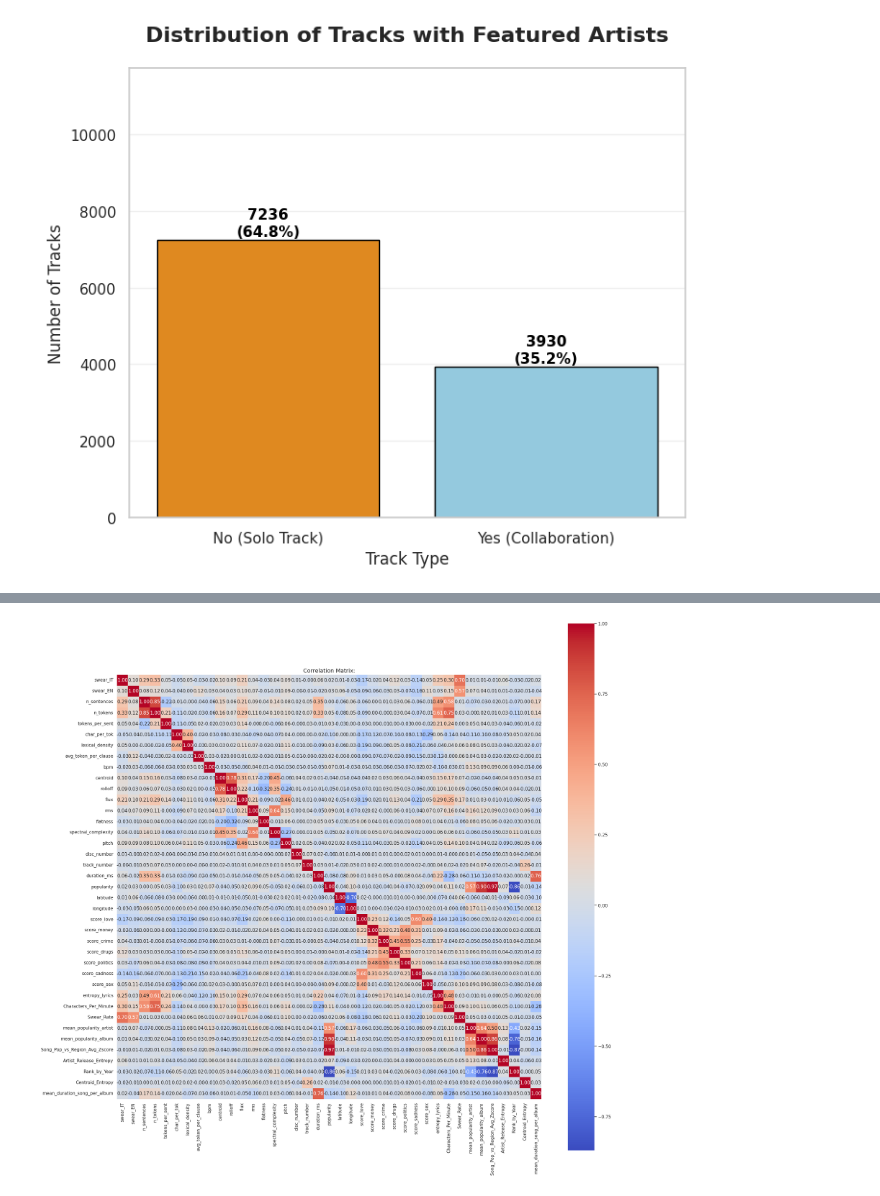
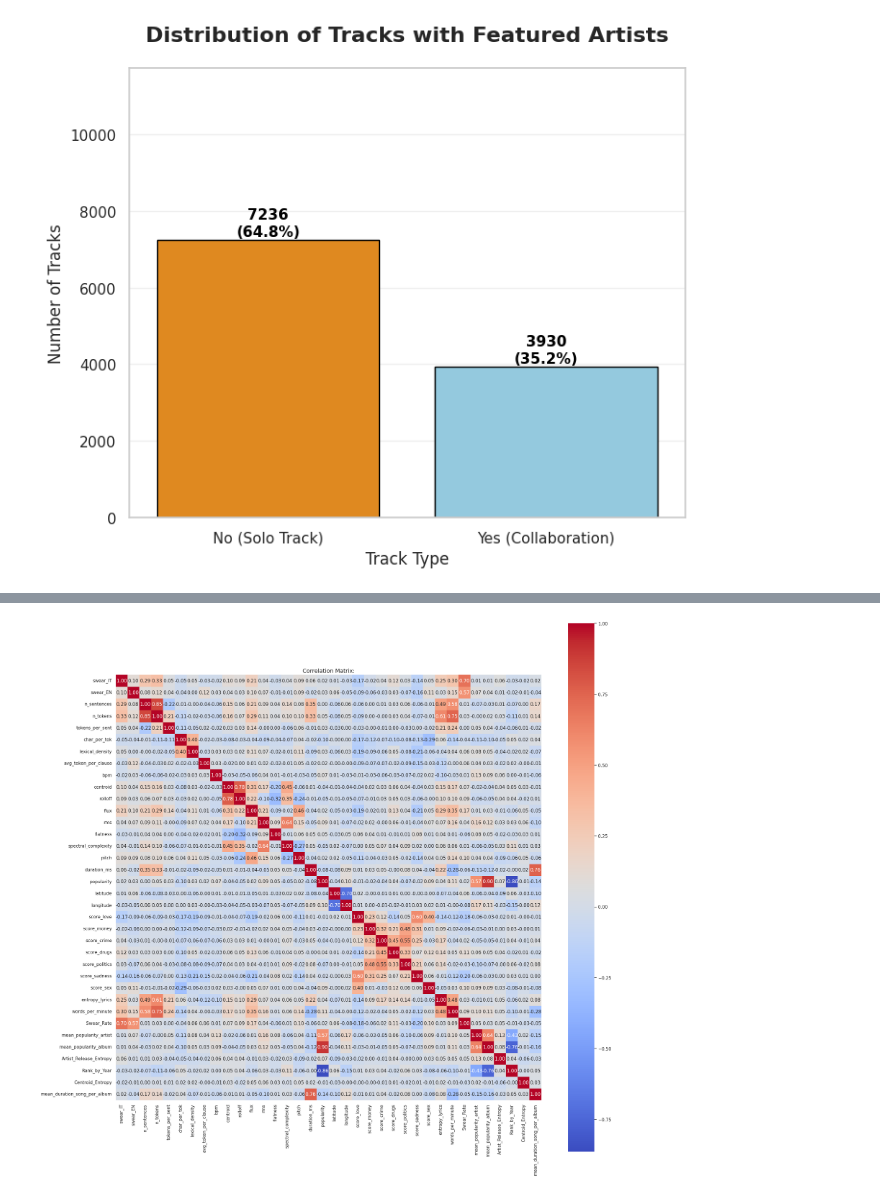
Before and after one commit to Syreel/DataMining, a Jupyter notebook: data_feature_engineering.ipynb, the cells around one changed output, grey strips where cells are left out. Drawn from its saved outputs; the diff is of its cells as text; code cells hidden in the pictures.

```diff
--- a/data_feature_engineering.ipynb
+++ b/data_feature_engineering.ipynb
@@ -151,13 +150,9 @@ for row_idx in range(len(docs)):
 # --- 5. SALVATAGGIO NEL DATAFRAME ORIGINALE ---
 # Pulizia
 df['primary_topic'] = "Too Short"
-df['secondary_topic'] = None
-df['tertiary_topic'] = None
 
 # Assegnazione categorie
 df.loc[valid_mask, 'primary_topic'] = [x[0] for x in results_list]
-df.loc[valid_mask, 'secondary_topic'] = [x[1] for x in results_list]
-df.loc[valid_mask, 'tertiary_topic'] = [x[2] for x in results_list]
 
 # Assegnazione punteggi numerici (Uniamo le colonne score al df originale)
 # Usiamo .join per sicurezza sugli indici
@@ -405,7 +427,7 @@ Name: entropy_lyrics, dtype: float64
 # %%
 # 1. Calculate the estimated Total Characters (the numerator)
 # This serves as the proxy for total syllables delivered.
-total_characters = df['n_tokens']
+total_words = df['n_tokens']
 
 # 2. Calculate the Duration in Minutes (easier for division)
 duration_minutes = df['duration_ms'] / 60000
@@ -413,8 +435,8 @@ duration_minutes = df['duration_ms'] / 60000
 # 3. Calculate the Final Characters Per Minute (CPM)
 # Note: This is mathematically equivalent to your single-line formula.
 # We calculate it this way to improve readability and avoid potential syntax errors.
-df['Characters_Per_Minute'] = total_characters / duration_minutes
+df['words_per_minute'] = total_words / duration_minutes
 
 # Check the new feature
-print(df[['name_artist', 'title', 'n_tokens', 'duration_ms', 'Characters_Per_Minute']].head())
+print(df[['name_artist', 'title', 'n_tokens', 'duration_ms', 'words_per_minute']].head())
 # %% [output]
@@ -718,0 +615,27 @@ Name: count, dtype: int64
+# %%
+# 1. Prepare the Figure
+sns.set_theme(style="whitegrid")
+plt.figure(figsize=(10, 6))
+
+# 2. Create the Countplot
+# order=... sorts the bars from most frequent to least frequent for better readability
+sns.countplot(
+    data=df,
+    x='macro_region',
+    order=df['macro_region'].value_counts().index,
+    palette='viridis',
+    edgecolor='white'
+)
+
+# 3. Add Labels and Title
+plt.title('Distribution of Artists by Macro Region', fontsize=15, fontweight='bold')
+plt.xlabel('Geographical Region', fontsize=12)
+plt.ylabel('Count of Tracks/Artists', fontsize=12)
+
+# 4. Rotate x-labels if they are long (optional, but good practice)
+plt.xticks(rotation=45)
+
+# 5. Show the plot
+plt.tight_layout()
+# plt.savefig('images/dist_region.png', dpi=300) # Uncomment to save for LaTeX
+plt.show()
@@ -1277,17 +1205,24 @@ for col in df[FEATURE_NUOVE]:
 # %%
 # Seleziona solo le colonne numeriche
+# Create the numeric dataframe
 df_numeric = df.select_dtypes(include=np.number)
+
+# Define the columns to drop
+cols_to_drop = ['disc_number', 'track_number']
+
+# Drop them (using errors='ignore' ensures it doesn't crash if they are already missing)
+df_numeric = df_numeric.drop(columns=cols_to_drop, errors='ignore')
 
 # 3. Calculate the correlation matrix on the subset
 corr_matrix_subset = df_numeric.corr()
 
 # 4. Plot the results
 plt.figure(figsize=(24, 24)) # Use a smaller figure size for fewer columns
 sns.heatmap(corr_matrix_subset, annot=True, fmt=".2f", cmap="coolwarm", square=True)
 plt.title("Correlation Matrix:", fontsize=14)
 plt.show()
 # %% [output]
-[figure, old version]
+[figure, new version]
 # %%
 df.info()
 # %% [output]
```
Also changed, not shown: parts of 30 cells of this notebook, 6 other files.
